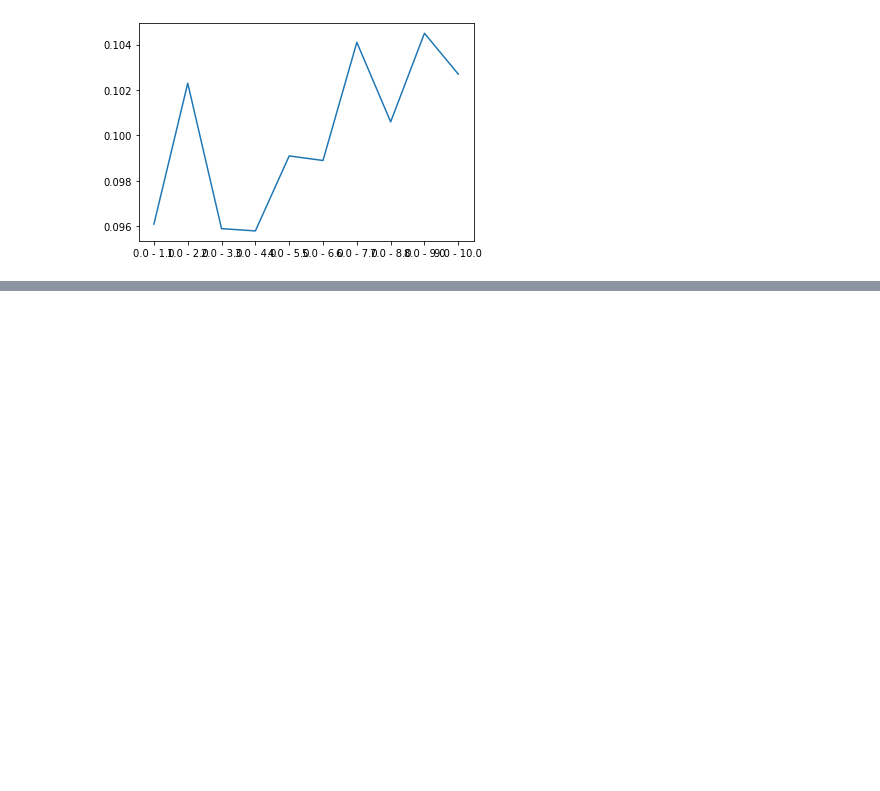
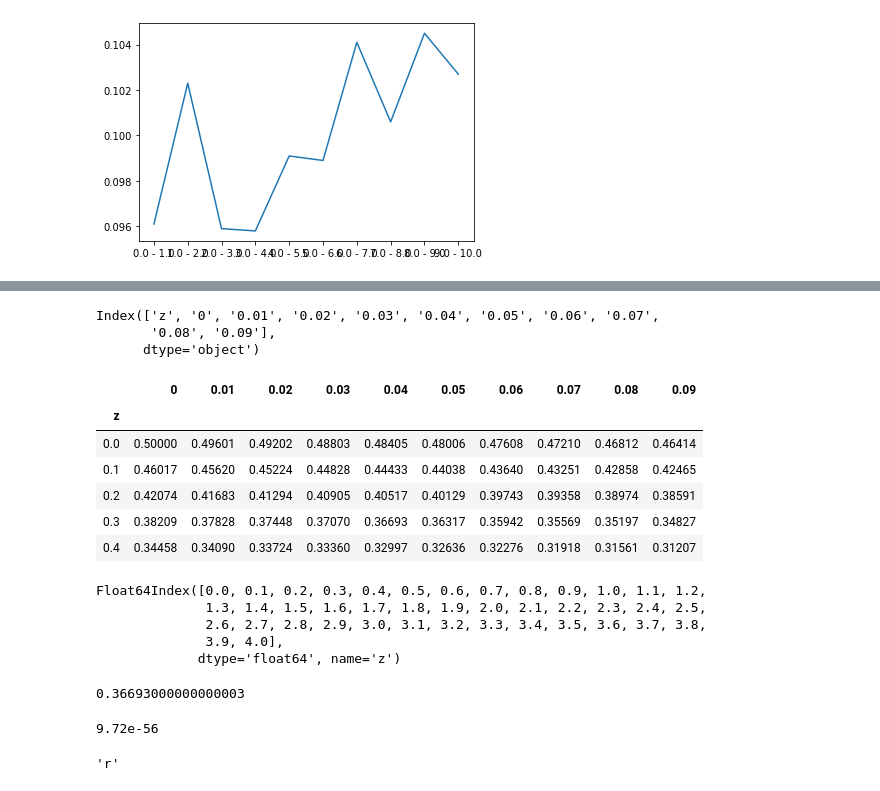
Before and after one commit to amitsanger3/frequency_distribution, a Jupyter notebook: Untitled.ipynb, the cells around one changed output, grey strips where cells are left out. Saved outputs shown, nothing was run; the diff lists cells and outputs as text; code cells hidden in the pictures; blank space fills up the shorter version.

```diff
--- a/Untitled.ipynb
+++ b/Untitled.ipynb
@@ -978,0 +1315,20 @@ plt.plot(p1['Interval'].to_list(), p1['%'].to_list())
+# %%
+df1 = pd.read_csv("complementary_cumulative.csv")
+# %%
+df1.columns
+# %% [output]
+Index(['z', '0', '0.01', '0.02', '0.03', '0.04', '0.05', '0.06', '0.07',
+       '0.08', '0.09'],
+      dtype='object')
+# %%
+df1.index = df1['z']
+# %%
+df1.head()
+# %% [output]
+|  | 0 | 0.01 | 0.02 | 0.03 | 0.04 | 0.05 | 0.06 | 0.07 | 0.08 | 0.09 |
+| z |  |  |  |  |  |  |  |  |  |  |
+| 0.0 | 0.50000 | 0.49601 | 0.49202 | 0.48803 | 0.48405 | 0.48006 | 0.47608 | 0.47210 | 0.46812 | 0.46414 |
+| 0.1 | 0.46017 | 0.45620 | 0.45224 | 0.44828 | 0.44433 | 0.44038 | 0.43640 | 0.43251 | 0.42858 | 0.42465 |
+| 0.2 | 0.42074 | 0.41683 | 0.41294 | 0.40905 | 0.40517 | 0.40129 | 0.39743 | 0.39358 | 0.38974 | 0.38591 |
+| 0.3 | 0.38209 | 0.37828 | 0.37448 | 0.37070 | 0.36693 | 0.36317 | 0.35942 | 0.35569 | 0.35197 | 0.34827 |
+| 0.4 | 0.34458 | 0.34090 | 0.33724 | 0.33360 | 0.32997 | 0.32636 | 0.32276 | 0.31918 | 0.31561 | 0.31207 |
@@ -978,0 +1337,20 @@ plt.plot(p1['Interval'].to_list(), p1['%'].to_list())
+# %%
+df1.index
+# %% [output]
+Float64Index([0.0, 0.1, 0.2, 0.3, 0.4, 0.5, 0.6, 0.7, 0.8, 0.9, 1.0, 1.1, 1.2,
+              1.3, 1.4, 1.5, 1.6, 1.7, 1.8, 1.9, 2.0, 2.1, 2.2, 2.3, 2.4, 2.5,
+              2.6, 2.7, 2.8, 2.9, 3.0, 3.1, 3.2, 3.3, 3.4, 3.5, 3.6, 3.7, 3.8,
+              3.9, 4.0],
+             dtype='float64', name='z')
+# %%
+df1.loc[0.3][4]
+# %% [output]
+0.36693000000000003
+# %%
+get_val('greater_than_z.csv', 204)
+# %% [output]
+9.72e-56
+# %%
+s[-1]
+# %% [output]
+'r'
```
Also changed, not shown: parts of 24 cells of this notebook, 5 other files.
